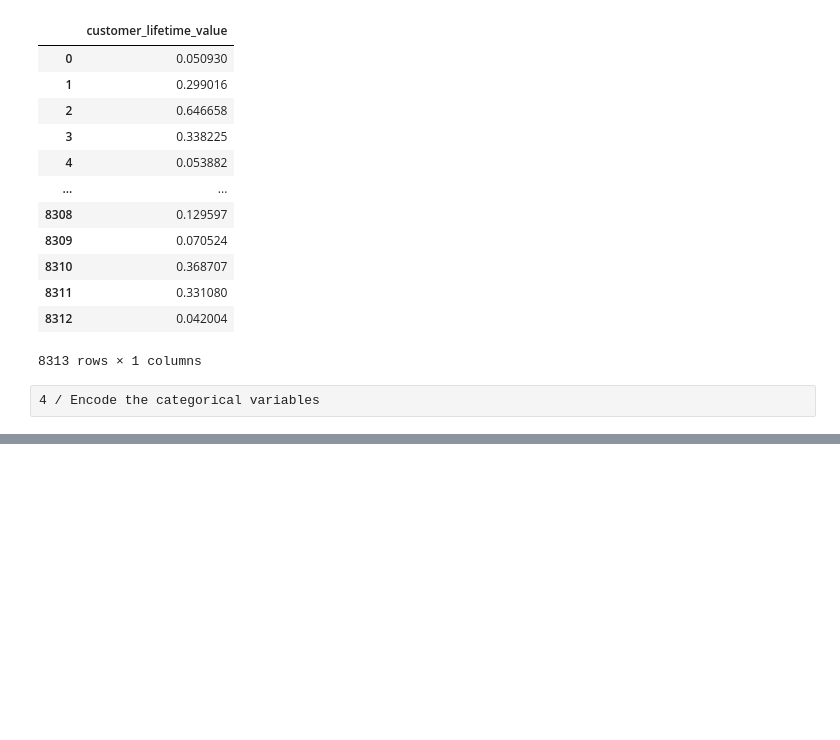
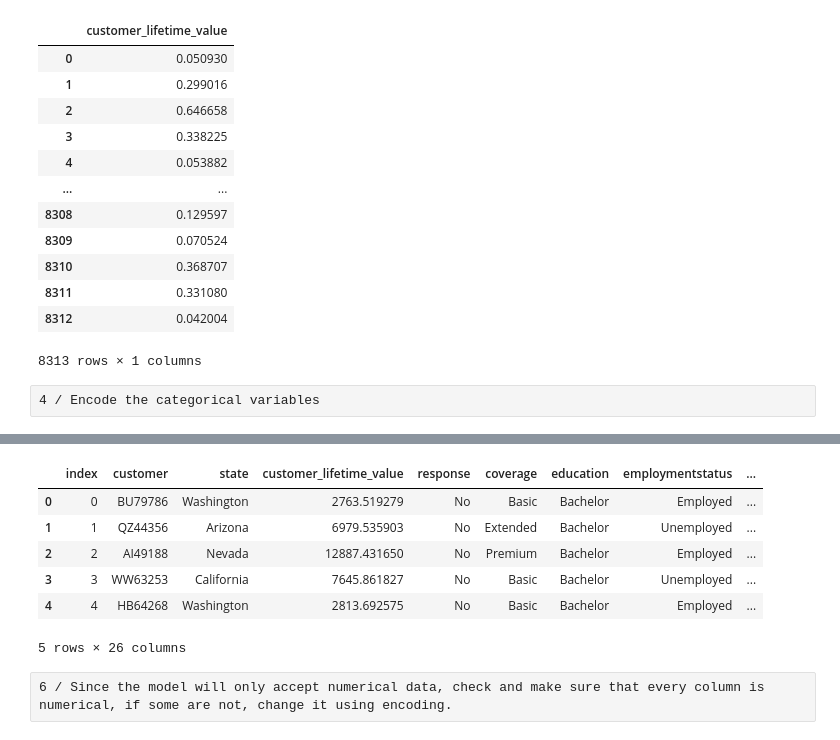
Before and after one commit to ferran34160/lab-data-cleaning-and-wrangling, a Jupyter notebook: Lab 4-04.ipynb, the cells around one changed output, grey strips where cells are left out. Saved outputs shown, nothing was run; the diff lists cells and outputs as text; code cells hidden in the pictures; blank space fills up the shorter version.

```diff
--- a/Lab 4-04.ipynb
+++ b/Lab 4-04.ipynb
@@ -246,0 +273,16 @@ onehot_encoded.shape
+# %%
+data['day'] = pd.DatetimeIndex(data['effective_to_date']).day
+data['month'] = pd.DatetimeIndex(data['effective_to_date']).month
+data = data.drop(['effective_to_date'], axis=1)
+# %%
+data.head()
+# %% [output]
+|  | index | customer | state | customer_lifetime_value | response | coverage | education | employmentstatus | ... |
+| 0 | 0 | BU79786 | Washington | 2763.519279 | No | Basic | Bachelor | Employed | ... |
+| 1 | 1 | QZ44356 | Arizona | 6979.535903 | No | Extended | Bachelor | Unemployed | ... |
+| 2 | 2 | AI49188 | Nevada | 12887.431650 | No | Premium | Bachelor | Employed | ... |
+| 3 | 3 | WW63253 | California | 7645.861827 | No | Basic | Bachelor | Unemployed | ... |
+| 4 | 4 | HB64268 | Washington | 2813.692575 | No | Basic | Bachelor | Employed | ... |
+5 rows × 26 columns
+# %% [raw]
+6 / Since the model will only accept numerical data, check and make sure that every column is numerical, if some are not, change it using encoding.
```
Also changed, not shown: parts of 13 cells of this notebook.
